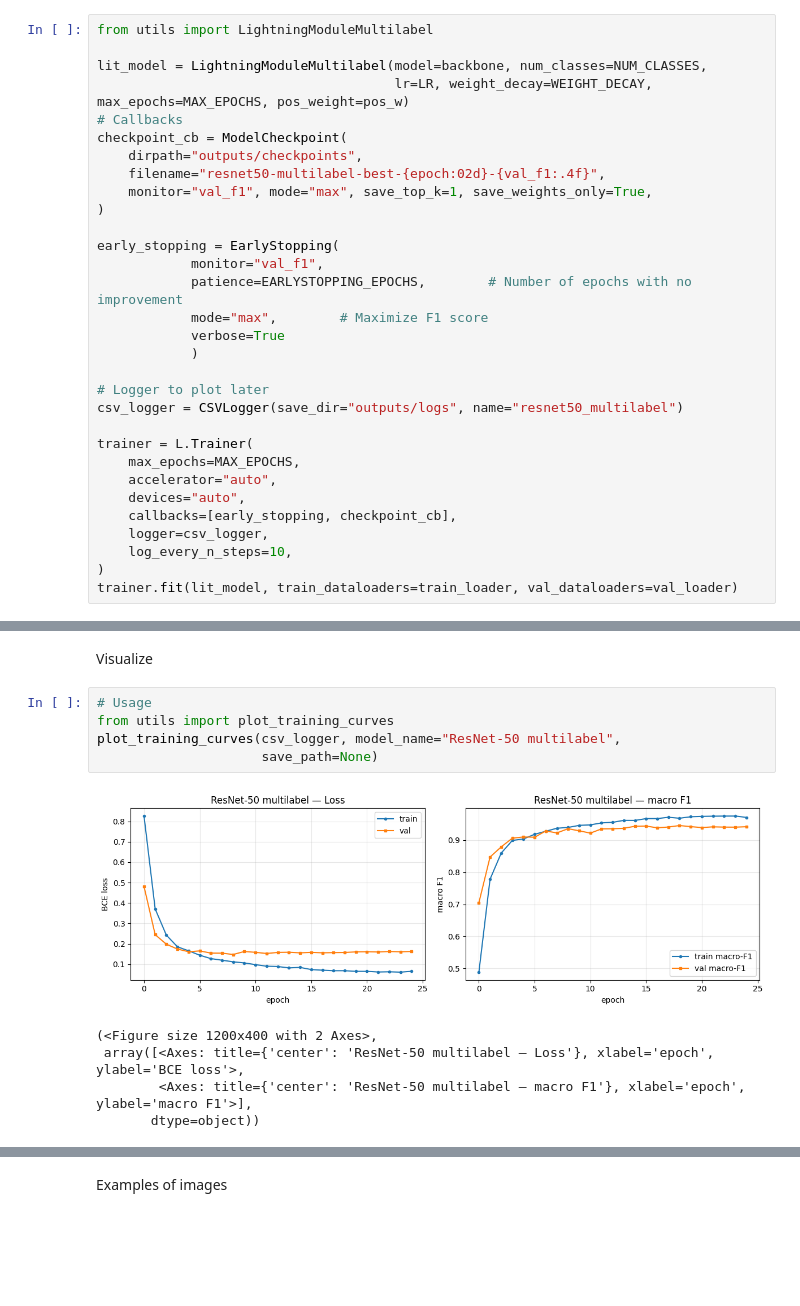
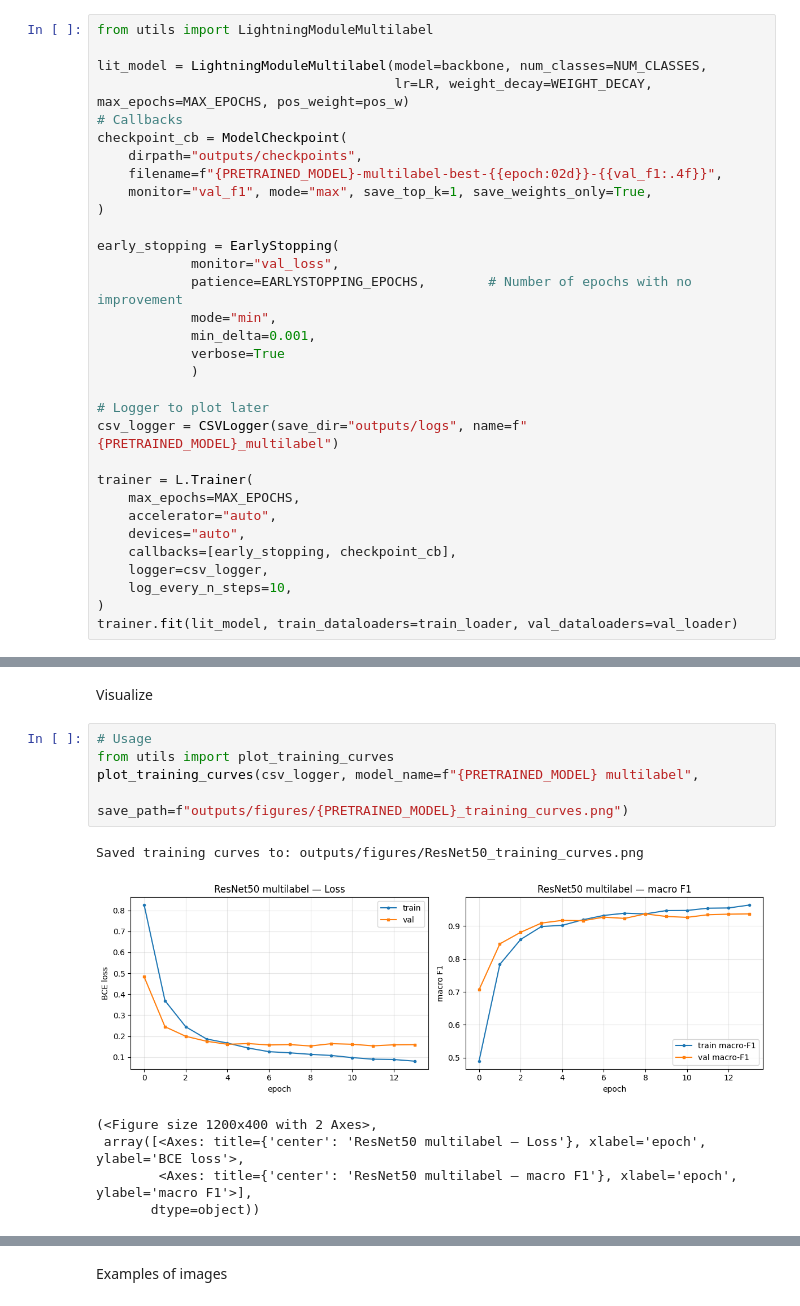
Before and after one commit to gabrielcastrob/Deep_learning_WUR, a Jupyter notebook: notebooks/00_ML_Resnet.ipynb, the cells around one changed output, grey strips where cells are left out. Drawn from its saved outputs; the diff is of its cells as text; blank space fills up the shorter version.

```diff
--- a/notebooks/00_ML_Resnet.ipynb
+++ b/notebooks/00_ML_Resnet.ipynb
@@ -171,19 +185,20 @@ lit_model = LightningModuleMultilabel(model=backbone, num_classes=NUM_CLASSES,
 # Callbacks
 checkpoint_cb = ModelCheckpoint(
     dirpath="outputs/checkpoints",
-    filename="resnet50-multilabel-best-{epoch:02d}-{val_f1:.4f}",
+    filename=f"{PRETRAINED_MODEL}-multilabel-best-{{epoch:02d}}-{{val_f1:.4f}}",
     monitor="val_f1", mode="max", save_top_k=1, save_weights_only=True,
 )
 
 early_stopping = EarlyStopping(
-            monitor="val_f1",
+            monitor="val_loss",
             patience=EARLYSTOPPING_EPOCHS,        # Number of epochs with no improvement
-            mode="max",        # Maximize F1 score
+            mode="min",
+            min_delta=0.001,
             verbose=True
             )
 
 # Logger to plot later
-csv_logger = CSVLogger(save_dir="outputs/logs", name="resnet50_multilabel")
+csv_logger = CSVLogger(save_dir="outputs/logs", name=f"{PRETRAINED_MODEL}_multilabel")
 
 trainer = L.Trainer(
     max_epochs=MAX_EPOCHS,
@@ -305,11 +323,12 @@ Visualize
 # %%
 # Usage
 from utils import plot_training_curves
-plot_training_curves(csv_logger, model_name="ResNet-50 multilabel",
-                     save_path=None)
+plot_training_curves(csv_logger, model_name=f"{PRETRAINED_MODEL} multilabel",
+                     save_path=f"outputs/figures/{PRETRAINED_MODEL}_training_curves.png")
 # %% [output]
+Saved training curves to: outputs/figures/ResNet50_training_curves.png
-[figure, old version]
+[figure, new version]
-(<Figure size 1200x400 with 2 Axes>,
- array([<Axes: title={'center': 'ResNet-50 multilabel — Loss'}, xlabel='epoch', ylabel='BCE loss'>,
-        <Axes: title={'center': 'ResNet-50 multilabel — macro F1'}, xlabel='epoch', ylabel='macro F1'>],
-       dtype=object))
+(<Figure size 1200x400 with 2 Axes>,
+ array([<Axes: title={'center': 'ResNet50 multilabel — Loss'}, xlabel='epoch', ylabel='BCE loss'>,
+        <Axes: title={'center': 'ResNet50 multilabel — macro F1'}, xlabel='epoch', ylabel='macro F1'>],
+       dtype=object))
```
Also changed, not shown: parts of 18 cells of this notebook, 1 other file.
